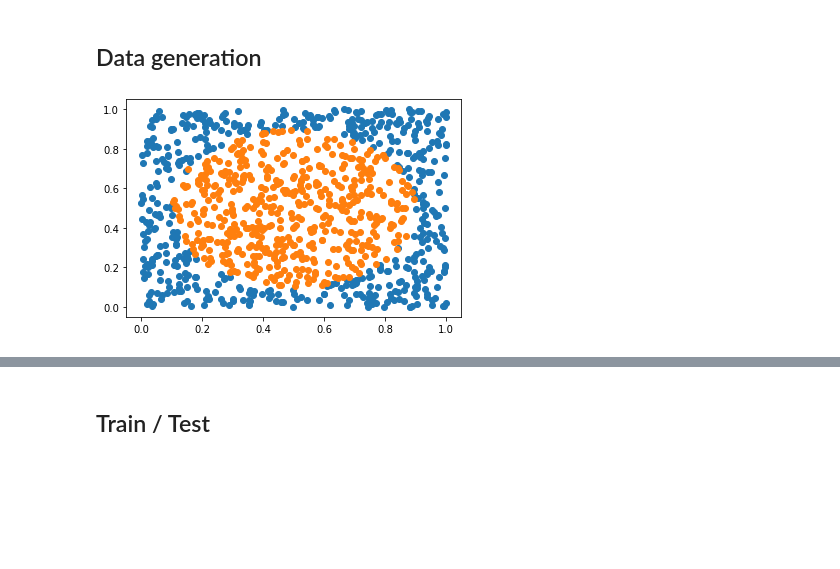
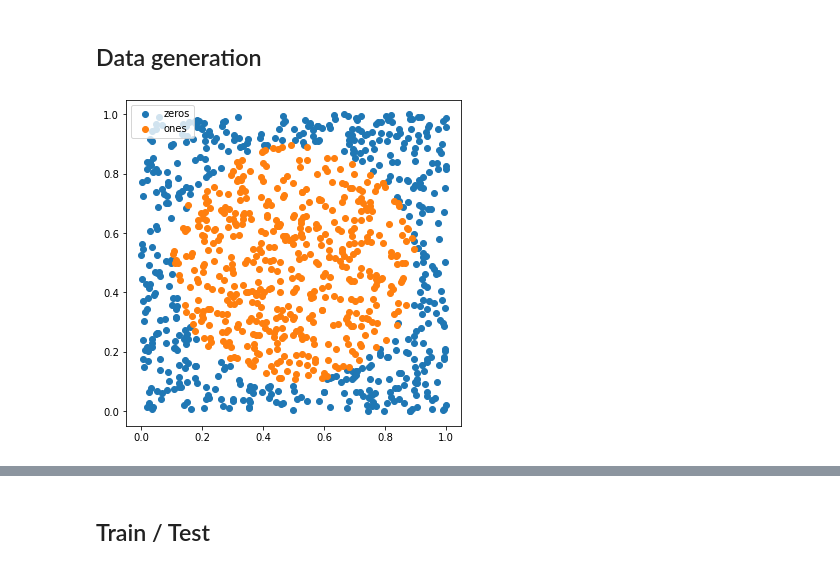
Before and after one commit to dgengler6/DeepLearningProject, a Jupyter notebook: Proj2/Project_2.ipynb, the cells around one changed output, grey strips where cells are left out. Drawn from its saved outputs; the diff is of its cells as text; code cells hidden in the pictures; blank space fills up the shorter version.

```diff
--- a/Proj2/Project_2.ipynb
+++ b/Proj2/Project_2.ipynb
@@ -470,15 +484,20 @@ def normalize_data(train, test):
 # %%
 import matplotlib.pyplot as plt
 
 input, target = generate_disc_dataset(1000)
 
-zeros = input[(target == 0).nonzero()[:,0]]
-ones = input[target.nonzero()[:,0]]
+def plot_from_input(input, target):
+    zeros = input[(target == 0).nonzero()[:,0]]
+    ones = input[target.nonzero()[:,0]]
+    plt.figure(figsize= (6,6))
+    plt.scatter(zeros[:,0], zeros[:,1], label='zeros')
+    plt.scatter(ones[:,0], ones[:,1], label= 'ones')
+    plt.legend()
+    plt.savefig('generated_data.png')
+    plt.show()
 
-plt.scatter(zeros[:,0], zeros[:,1])
-plt.scatter(ones[:,0], ones[:,1])
-plt.show()
+plot_from_input(input, target)
 # %% [output]
-[figure, old version]
+[figure, new version]
 # %%
 one_hot_encoder(target)
```
Also changed, not shown: parts of 18 cells of this notebook.
